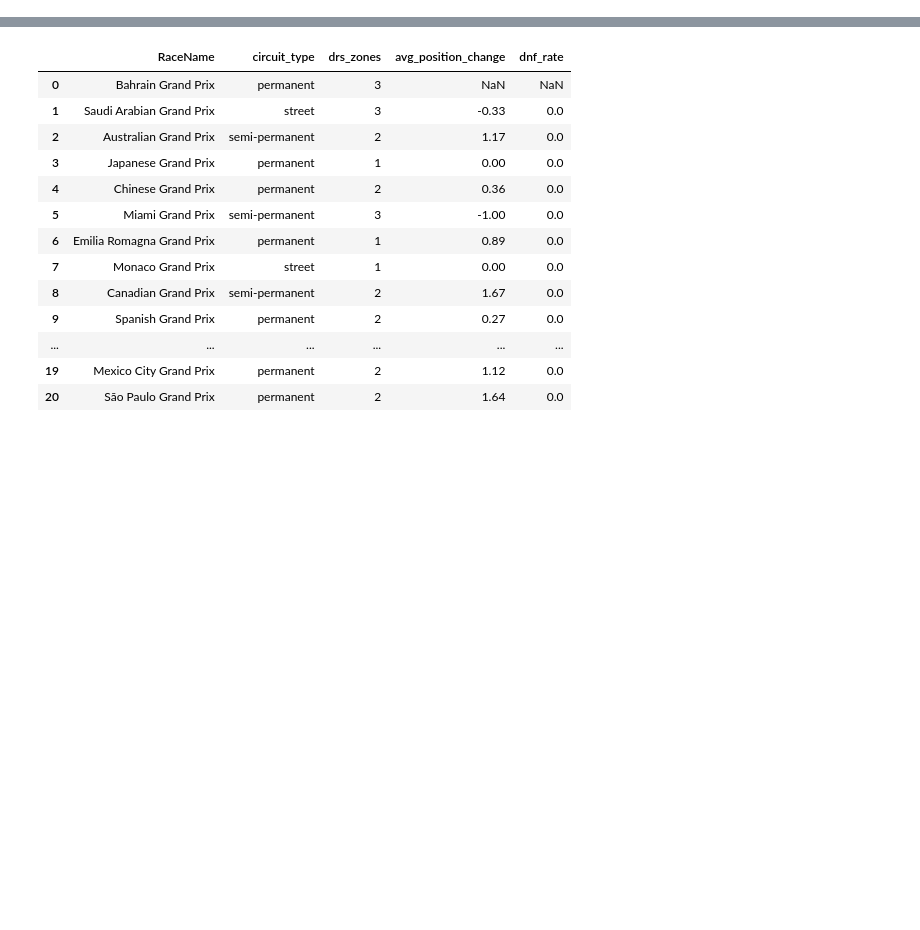
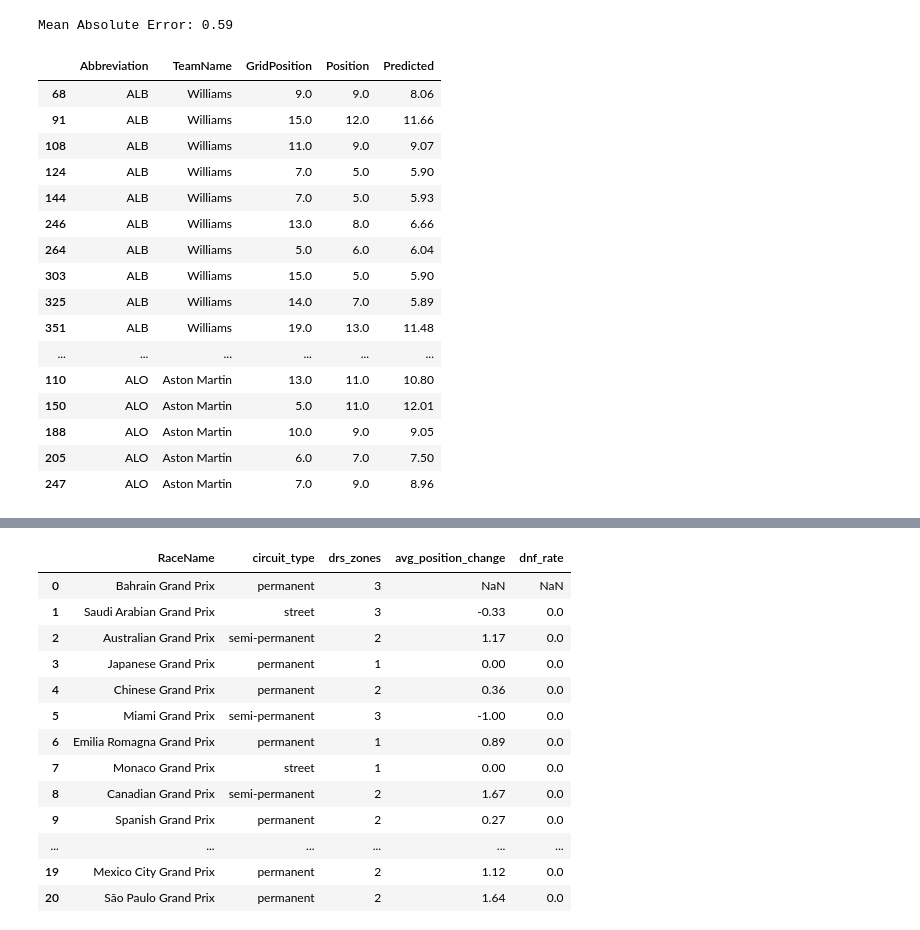
Before and after one commit to pyyroo-a/Formula-1-Fantasy-Predictor, a Jupyter notebook: notebooks/model-v5-track-profiles.ipynb, the cells around one changed output, grey strips where cells are left out. Cells and saved outputs as stored; diff of their text form; code cells hidden in the pictures; blank space fills up the shorter version.

```diff
--- a/notebooks/model-v5-track-profiles.ipynb
+++ b/notebooks/model-v5-track-profiles.ipynb
@@ -23,0 +169,4 @@ from src.circuits import get_circuit_profiles, attach_circuit_profiles
+# %%
+df_2025 = load_dataset("../data/processed/race_results_2025.csv")
+df_2025.head()
+df_2025["RaceName"].unique()
@@ -23,0 +185,36 @@ from src.circuits import get_circuit_profiles, attach_circuit_profiles
+# %%
+df_2023 = load_dataset("../data/processed/race_results_2023.csv")
+df_2024 = load_dataset("../data/processed/race_results_2024.csv")
+
+df_train = pd.concat([df_2023, df_2024], ignore_index=True)
+df_train = build_features(df_train)
+df_2025 = build_features(df_2025)
+
+X_train, y_train, X_test, y_test = prepare_data(df_train, df_2025)
+# %%
+model = train_model(X_train, y_train)
+predictions = predict(model, X_test)
+evaluate_model(y_test, predictions)
+fantasy_table = build_fantasy_table(df_2025, predictions)
+# %% [output]
+Mean Absolute Error: 0.59
+# %%
+fantasy_table[["Abbreviation", "TeamName", "GridPosition", "Position", "Predicted"]].head(20)
+# %% [output]
+|  | Abbreviation | TeamName | GridPosition | Position | Predicted |
+| 68 | ALB | Williams | 9.0 | 9.0 | 8.06 |
+| 91 | ALB | Williams | 15.0 | 12.0 | 11.66 |
+| 108 | ALB | Williams | 11.0 | 9.0 | 9.07 |
+| 124 | ALB | Williams | 7.0 | 5.0 | 5.90 |
+| 144 | ALB | Williams | 7.0 | 5.0 | 5.93 |
+| 246 | ALB | Williams | 13.0 | 8.0 | 6.66 |
+| 264 | ALB | Williams | 5.0 | 6.0 | 6.04 |
+| 303 | ALB | Williams | 15.0 | 5.0 | 5.90 |
+| 325 | ALB | Williams | 14.0 | 7.0 | 5.89 |
+| 351 | ALB | Williams | 19.0 | 13.0 | 11.48 |
+| ... | ... | ... | ... | ... | ... |
+| 110 | ALO | Aston Martin | 13.0 | 11.0 | 10.80 |
+| 150 | ALO | Aston Martin | 5.0 | 11.0 | 12.01 |
+| 188 | ALO | Aston Martin | 10.0 | 9.0 | 9.05 |
+| 205 | ALO | Aston Martin | 6.0 | 7.0 | 7.50 |
+| 247 | ALO | Aston Martin | 7.0 | 9.0 | 8.96 |
```
Also changed, not shown: parts of 4 cells of this notebook, 2 other files.
